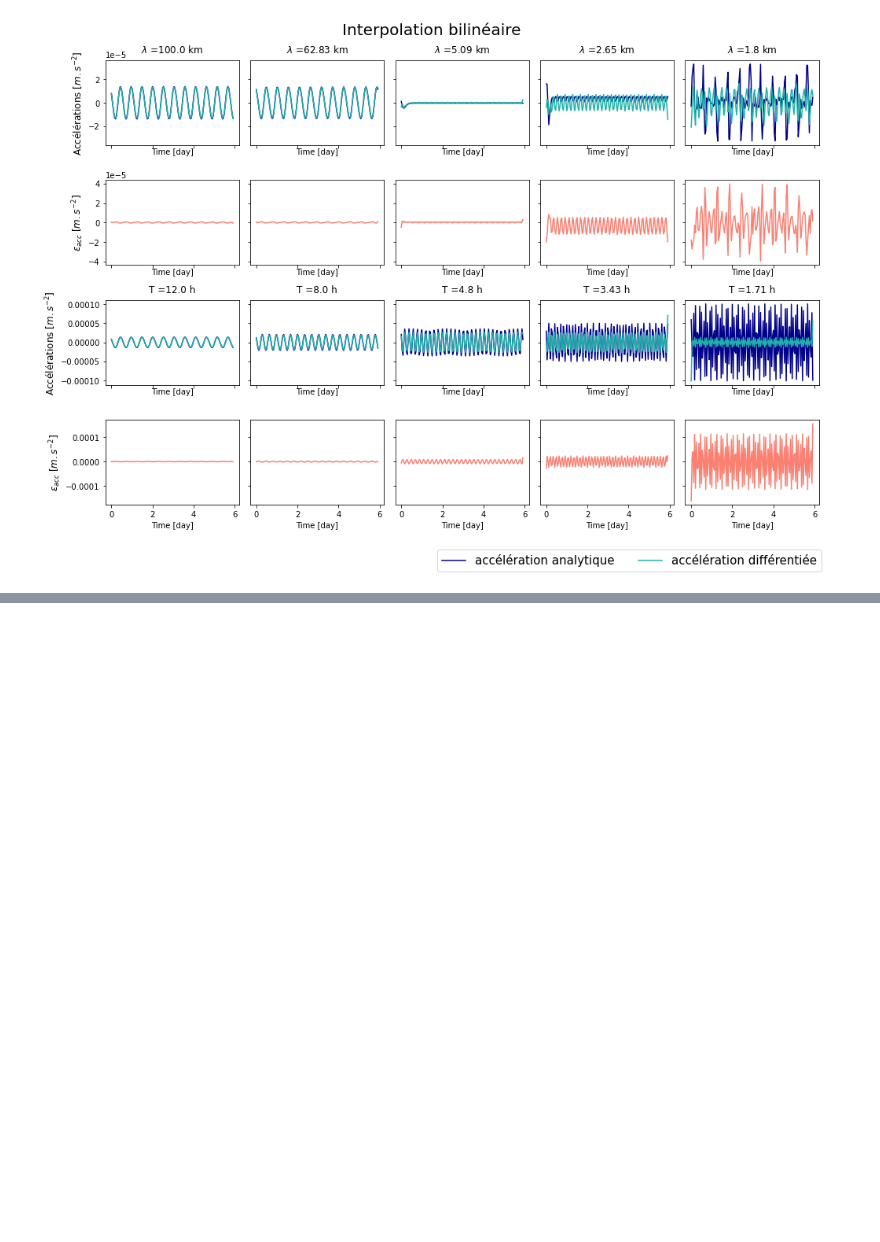
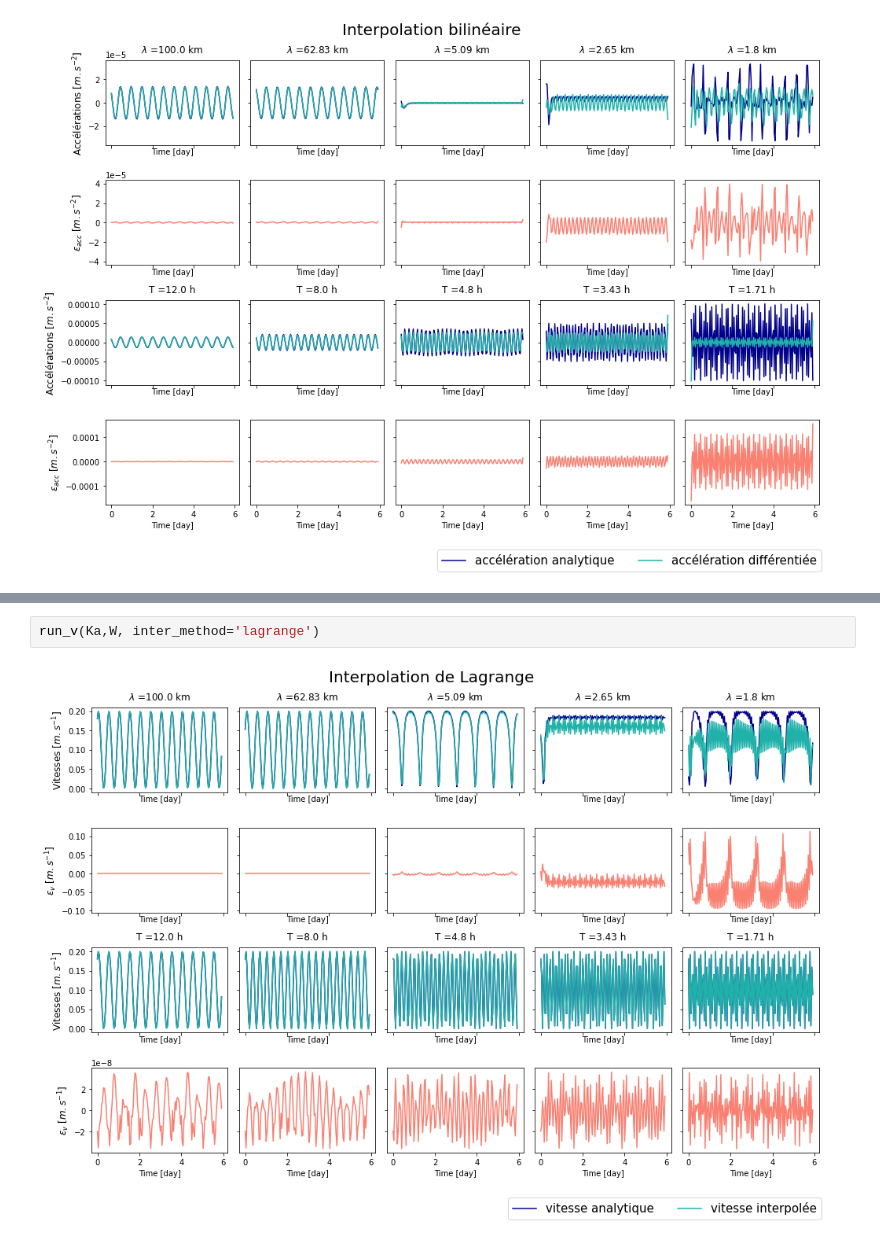
Before and after one commit to margot-demol/stage-m1, a Jupyter notebook: development/error_inter_ana_acc.ipynb, the cells around one changed output, grey strips where cells are left out. Drawn from its saved outputs; the diff is of its cells as text; blank space fills up the shorter version.

```diff
--- a/development/error_inter_ana_acc.ipynb
+++ b/development/error_inter_ana_acc.ipynb
@@ -138,0 +206,4 @@ run_acc(Ka,W, advected=0)
+# %%
+run_v(Ka,W, inter_method='lagrange')
+# %% [output]
+[figure, added]
```
Also changed, not shown: parts of 6 cells of this notebook.
